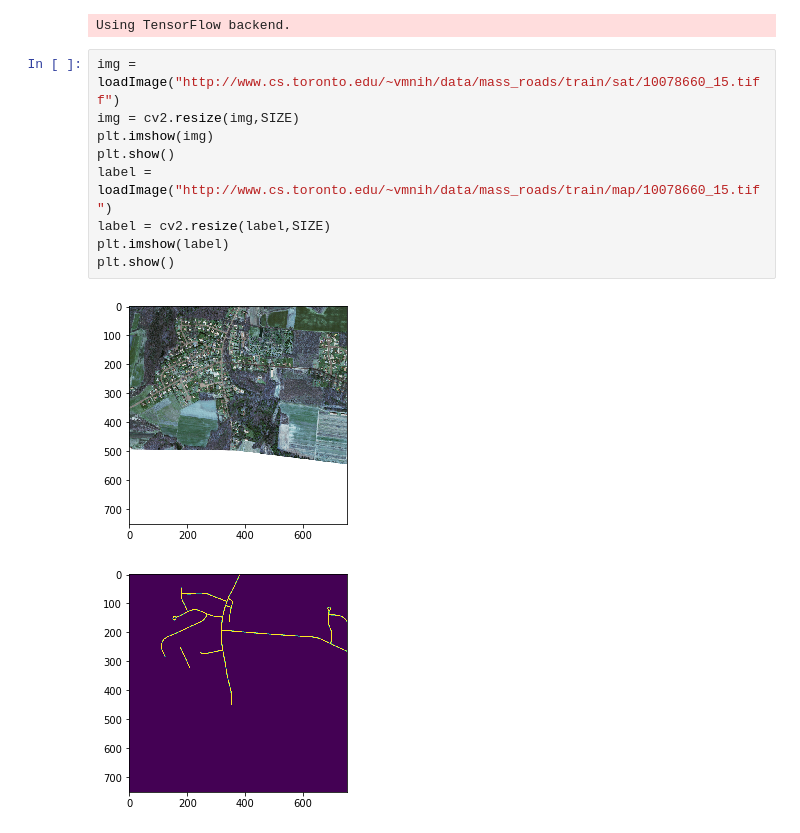
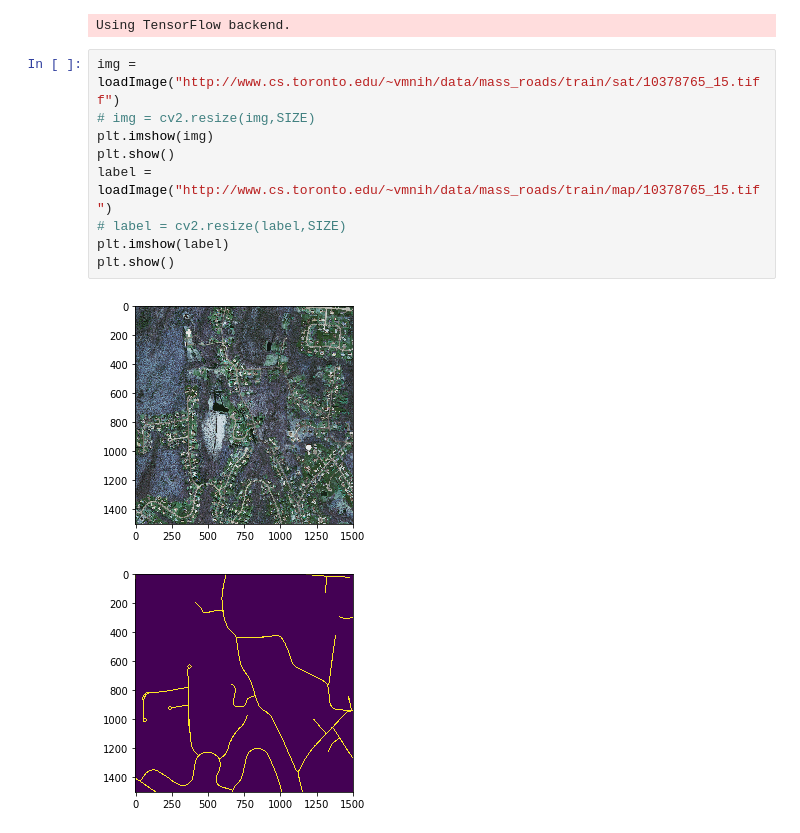
Before and after one commit to damjur/RoadFinder, a Jupyter notebook: Untitled.ipynb, the cells around one changed output. Cells and saved outputs as stored; diff of their text form.

```diff
--- a/Untitled.ipynb
+++ b/Untitled.ipynb
@@ -8,17 +8,17 @@ import os
 # %% [output]
 Using TensorFlow backend.
 # %%
-img = loadImage("http://www.cs.toronto.edu/~vmnih/data/mass_roads/train/sat/10078660_15.tiff")
-img = cv2.resize(img,SIZE)
+img = loadImage("http://www.cs.toronto.edu/~vmnih/data/mass_roads/train/sat/10378765_15.tiff")
+# img = cv2.resize(img,SIZE)
 plt.imshow(img)
 plt.show()
-label = loadImage("http://www.cs.toronto.edu/~vmnih/data/mass_roads/train/map/10078660_15.tif")
-label = cv2.resize(label,SIZE)
+label = loadImage("http://www.cs.toronto.edu/~vmnih/data/mass_roads/train/map/10378765_15.tif")
+# label = cv2.resize(label,SIZE)
 plt.imshow(label)
 plt.show()
 # %% [output]
-[figure, old version]
+[figure, new version]
-[figure, old version]
+[figure, new version]
 # %%
 def collectPatches(patches,shape):
     acc = np.zeros(shape)
```
Also changed, not shown: parts of 1 cell of this notebook.
